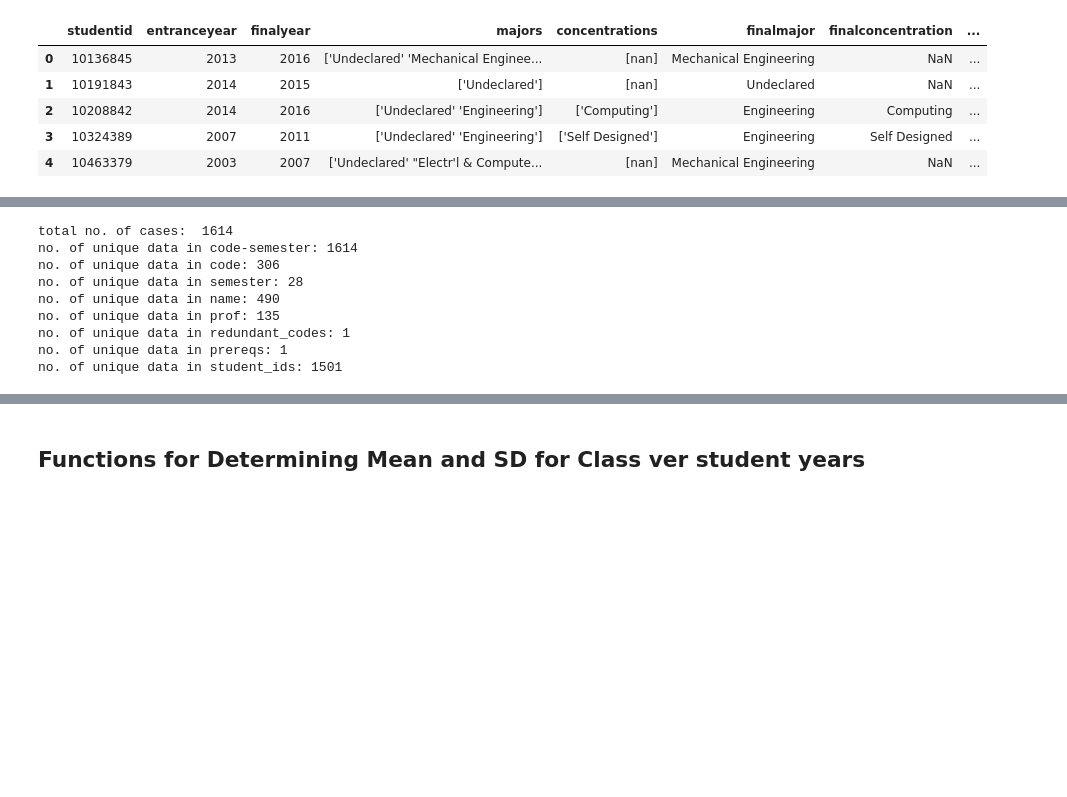
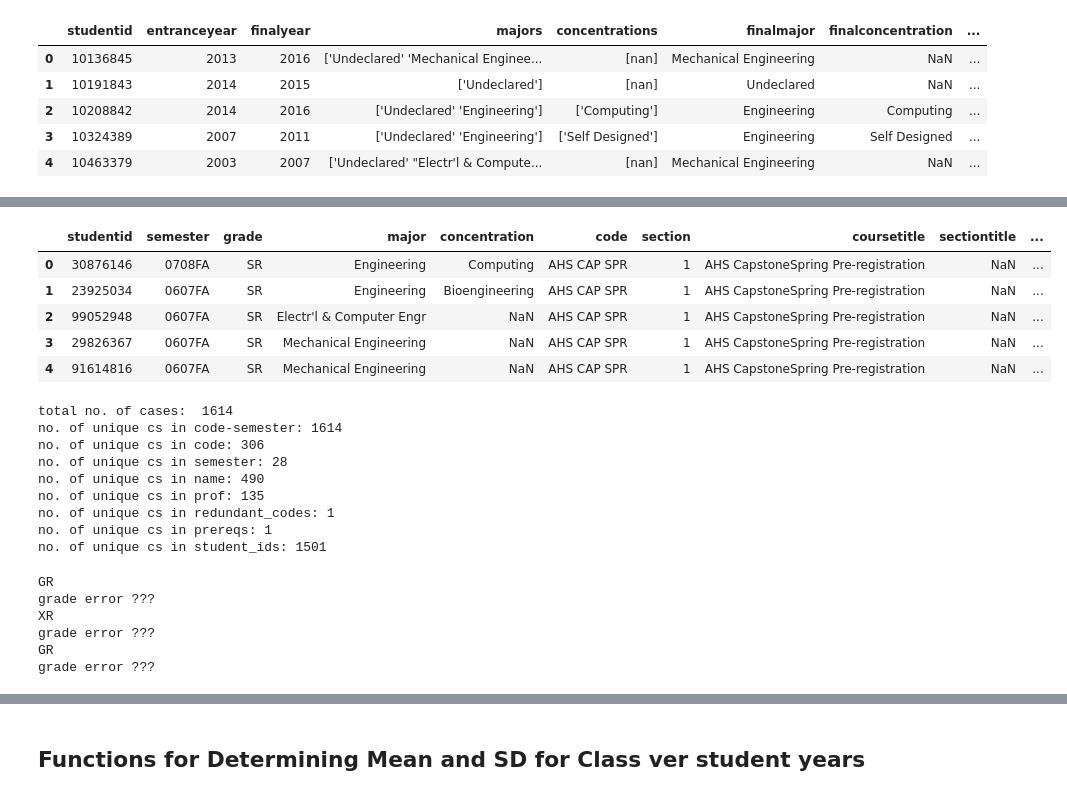
Before and after one commit to idgetto/DataScienceFinalProject, a Jupyter notebook: statanalysis/Mean SD Class vs Student Year.ipynb, the cells around one changed output, grey strips where cells are left out. Drawn from its saved outputs; the diff is of its cells as text; code cells hidden in the pictures; blank space fills up the shorter version.

Commit message:
successfull grade vs year

```diff
--- a/statanalysis/Mean SD Class vs Student Year.ipynb
+++ b/statanalysis/Mean SD Class vs Student Year.ipynb
@@ -9,7 +9,7 @@ import pandas as pd
 import numpy as np
 
 
-# Import needed for Data Exploration and Algorithm Developing\
+# Import needed for cs Exploration and Algorithm Developing\
 
 # Import Useful for plotting
 import matplotlib.pyplot as plt
@@ -18,6 +18,7 @@ import seaborn as sns
 from sklearn import preprocessing
 
 
-data = pd.read_csv('../data/course-semesters.csv')
-orig = pd.read_csv('../data/student0216.csv')
+cs = pd.read_csv('../data/course-semesters.csv')
+stu = pd.read_csv('../data/student0216.csv')
+regis = pd.read_csv('../data/registrations.csv')
 # %%
@@ -38,21 +39,54 @@ data.head()
 | 2 | AHS1101 0203FA | AHS1101 | 0203FA | History and Society Bodies in Mot... | Fleischmann, Fritz | [] | [] | [39854219, 16495441, 74816072, 85... |
 | 3 | AHS1101 0304FA | AHS1101 | 0304FA | History and Society Bodies in Mot... | Fleischmann, Fritz | [] | [] | [42715736, 29826367, 10463379, 22... |
 | 4 | AHS1102 0203FA | AHS1102 | 0203FA | Arts and Humanities The Quest | Tropp, Martin | [] | [] | [41057699, 96482981, 16062888, 59... |
+# %%
+regis.head()
+# %% [output]
+|  | studentid | semester | grade | major | concentration | code | section | coursetitle | sectiontitle | ... |
+| 0 | 30876146 | 0708FA | SR | Engineering | Computing | AHS CAP SPR | 1 | AHS CapstoneSpring Pre-registration | NaN | ... |
+| 1 | 23925034 | 0607FA | SR | Engineering | Bioengineering | AHS CAP SPR | 1 | AHS CapstoneSpring Pre-registration | NaN | ... |
+| 2 | 99052948 | 0607FA | SR | Electr'l & Computer Engr | NaN | AHS CAP SPR | 1 | AHS CapstoneSpring Pre-registration | NaN | ... |
+| 3 | 29826367 | 0607FA | SR | Mechanical Engineering | NaN | AHS CAP SPR | 1 | AHS CapstoneSpring Pre-registration | NaN | ... |
+| 4 | 91614816 | 0607FA | SR | Mechanical Engineering | NaN | AHS CAP SPR | 1 | AHS CapstoneSpring Pre-registration | NaN | ... |
 # %%
-# Checking total number of unique data in each column of data set
-print 'total no. of cases: ', len(data)
-for field in data:
+# Checking total number of unique cs in each column of cs set
+print 'total no. of cases: ', len(cs)
+for field in cs:
     if field in ['Id']:
         continue
     else:
-        print 'no. of unique data in ' + field + ':', len(data[field].unique())
+        print 'no. of unique cs in ' + field + ':', len(cs[field].unique())
 # %% [output]
 total no. of cases:  1614
-no. of unique data in code-semester: 1614
-no. of unique data in code: 306
-no. of unique data in semester: 28
-no. of unique data in name: 490
-no. of unique data in prof: 135
-no. of unique data in redundant_codes: 1
-no. of unique data in prereqs: 1
-no. of unique data in student_ids: 1501
+no. of unique cs in code-semester: 1614
+no. of unique cs in code: 306
+no. of unique cs in semester: 28
+no. of unique cs in name: 490
+no. of unique cs in prof: 135
+no. of unique cs in redundant_codes: 1
+no. of unique cs in prereqs: 1
+no. of unique cs in student_ids: 1501
+# %%
+def grade(gr):
+    if gr == 'FR':
+        return 1
+    elif gr == 'SO':
+        return 2
+    elif gr == 'SP':
+        return 2
+    elif gr == 'JR':
+        return 3
+    elif gr == 'SR':
+        return 4
+    else:
+        print gr
+        print 'grade error ???'
+
+regis['numgrade'] = regis['grade'].apply(grade)
+# %% [output]
+GR
+grade error ???
+XR
+grade error ???
+GR
+grade error ???
```
Also changed, not shown: parts of 7 cells of this notebook, 3 other files.
